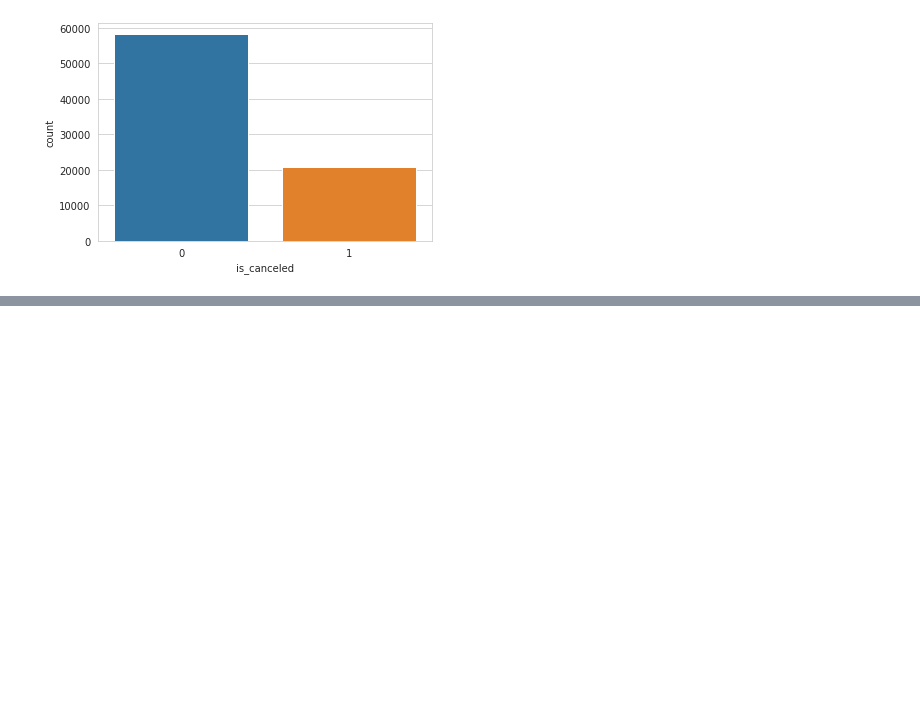
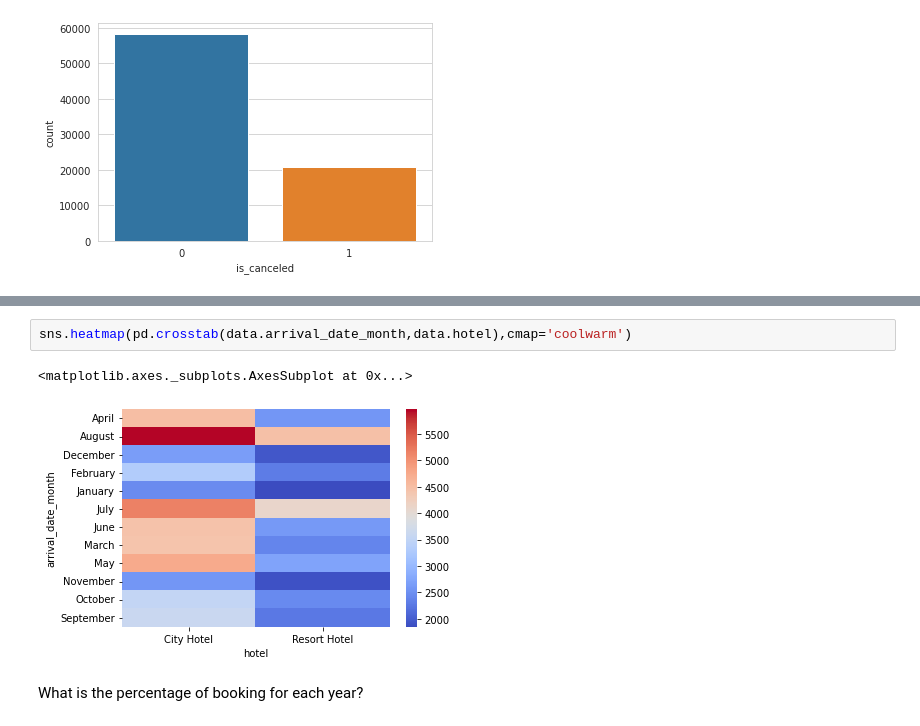
Before and after one commit to SakshamTripathi1996/Data-Science, a Jupyter notebook: Saksham_Hotel_Booking_Analysis_Capstone_Project.ipynb, the cells around one changed output, grey strips where cells are left out. Drawn from its saved outputs; the diff is of its cells as text; blank space fills up the shorter version.

```diff
--- a/Saksham_Hotel_Booking_Analysis_Capstone_Project.ipynb
+++ b/Saksham_Hotel_Booking_Analysis_Capstone_Project.ipynb
@@ -262,0 +347,7 @@ sns.countplot(x='is_canceled',data=data)
+# %%
+sns.heatmap(pd.crosstab(data.arrival_date_month,data.hotel),cmap='coolwarm')
+# %% [output]
+<matplotlib.axes._subplots.AxesSubplot at 0x...>
+[figure, added]
+# %% [markdown]
+What is the percentage of booking for each year?
```
Also changed, not shown: parts of 38 cells of this notebook.
